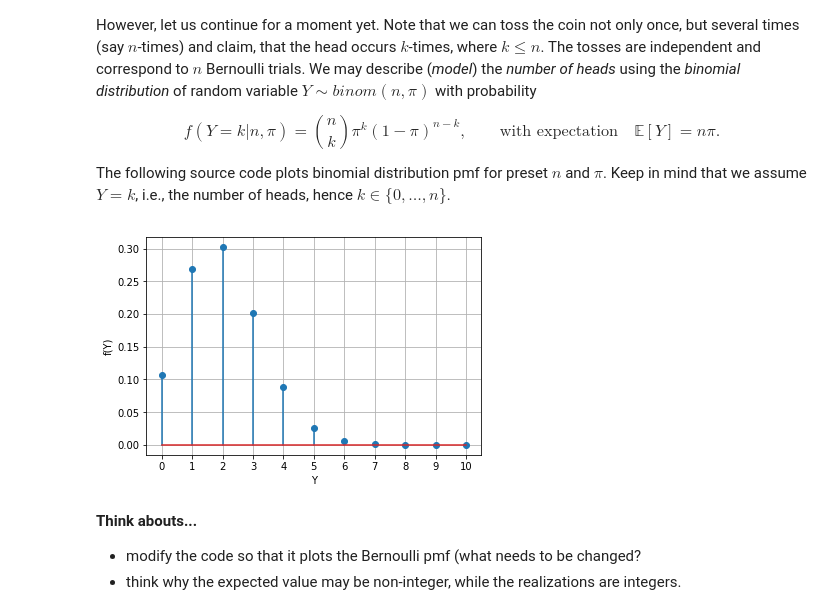
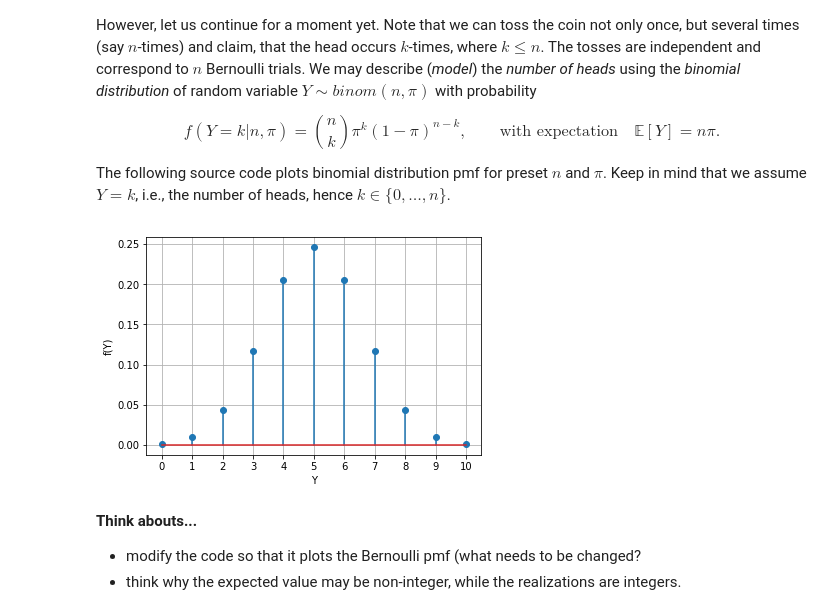
Before and after one commit to kai-wren/BM, a Jupyter notebook: lectures/1_lecture.ipynb, the cells around one changed output. Drawn from its saved outputs; the diff is of its cells as text; code cells hidden in the pictures.

```diff
--- a/lectures/1_lecture.ipynb
+++ b/lectures/1_lecture.ipynb
@@ -126,16 +126,16 @@ The following source code plots binomial distribution pmf for preset $n$ and $\p
 # %%
 from scipy.stats import binom
 n = 10                               ###
-p = .2                               ###
+p = .5                               ###
 ks = np.arange(0, n+1)
 probs = binom.pmf(n=n, p=p, k=ks)
 plt.stem(ks, probs)
 plt.xticks(ks)
 plt.xlabel('Y')
 plt.ylabel('f(Y)')
 plt.show()
 # %% [output]
-[figure, old version]
+[figure, new version]
 # %% [markdown]
 **Think abouts...**
 - modify the code so that it plots the Bernoulli pmf (what needs to be changed?
```
Also changed, not shown: parts of 5 cells of this notebook, 2 other files.
